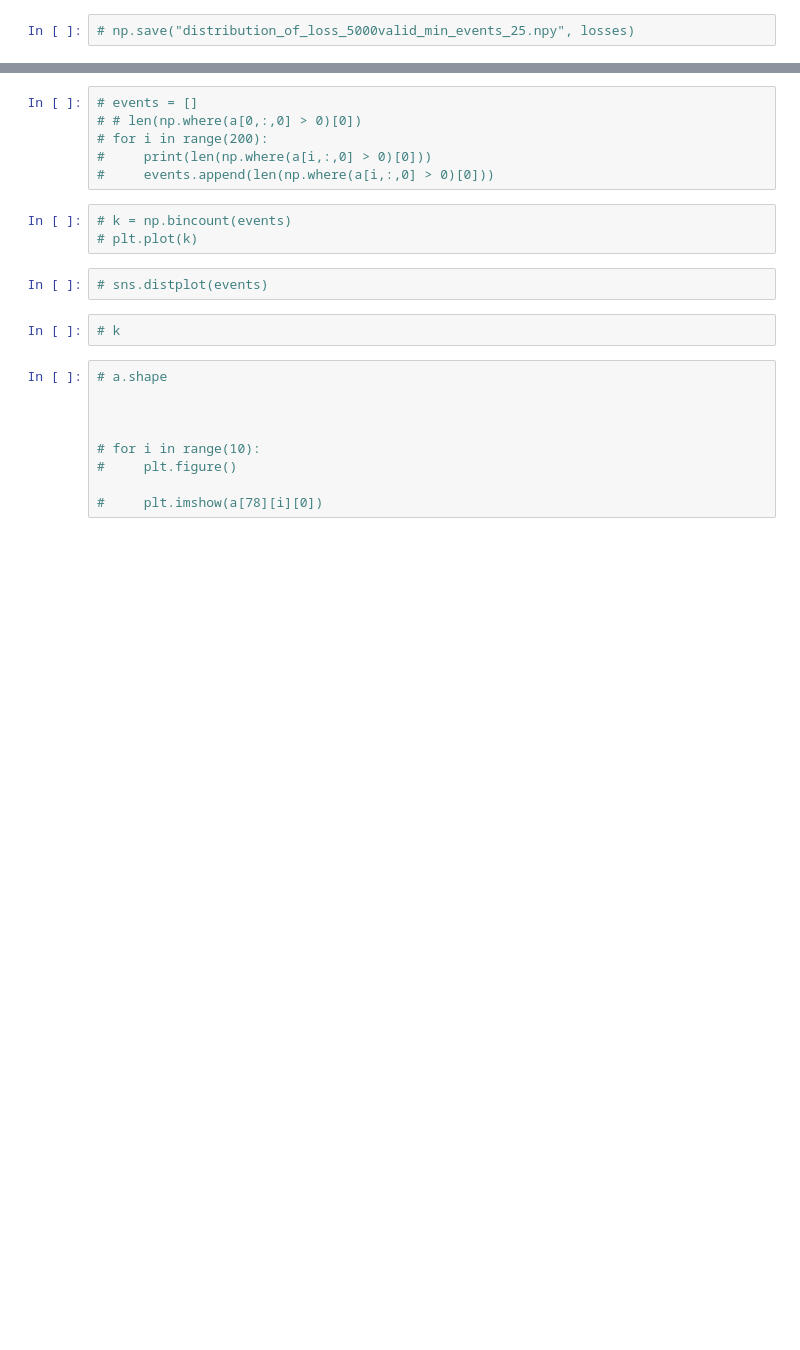
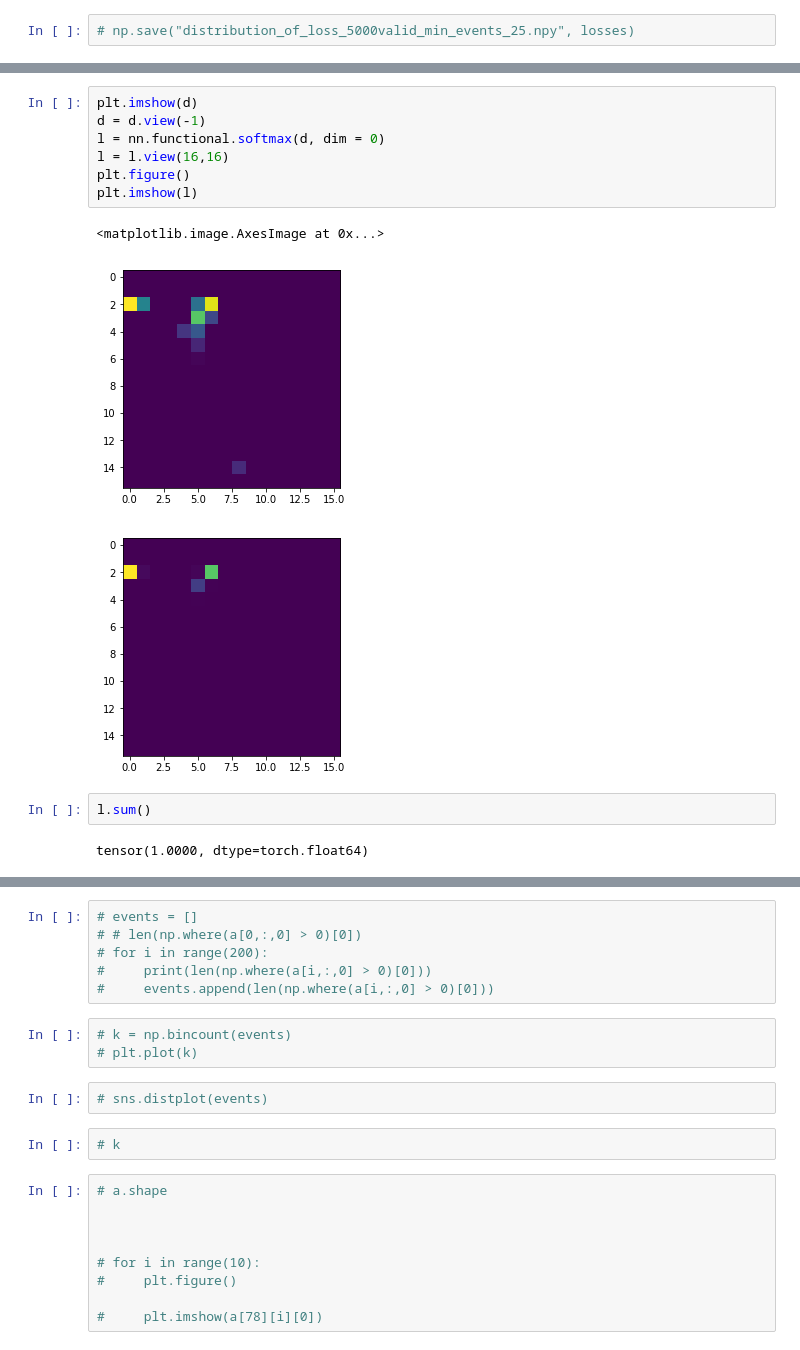
Before and after one commit to Garethlomax/acse-9-independent-research-project-Garethlomax, a Jupyter notebook: full_data.ipynb, the cells around one changed output, grey strips where cells are left out. Cells and saved outputs as stored; diff of their text form; blank space fills up the shorter version.

```diff
--- a/full_data.ipynb
+++ b/full_data.ipynb
@@ -1336,0 +1381,15 @@ RuntimeError: ignored
+# %%
+plt.imshow(d)
+d = d.view(-1)
+l = nn.functional.softmax(d, dim = 0)
+l = l.view(16,16)
+plt.figure()
+plt.imshow(l)
+# %% [output]
+<matplotlib.image.AxesImage at 0x...>
+[figure, added]
+[figure, added]
+# %%
+l.sum()
+# %% [output]
+tensor(1.0000, dtype=torch.float64)
```
Also changed, not shown: parts of 15 cells of this notebook.
